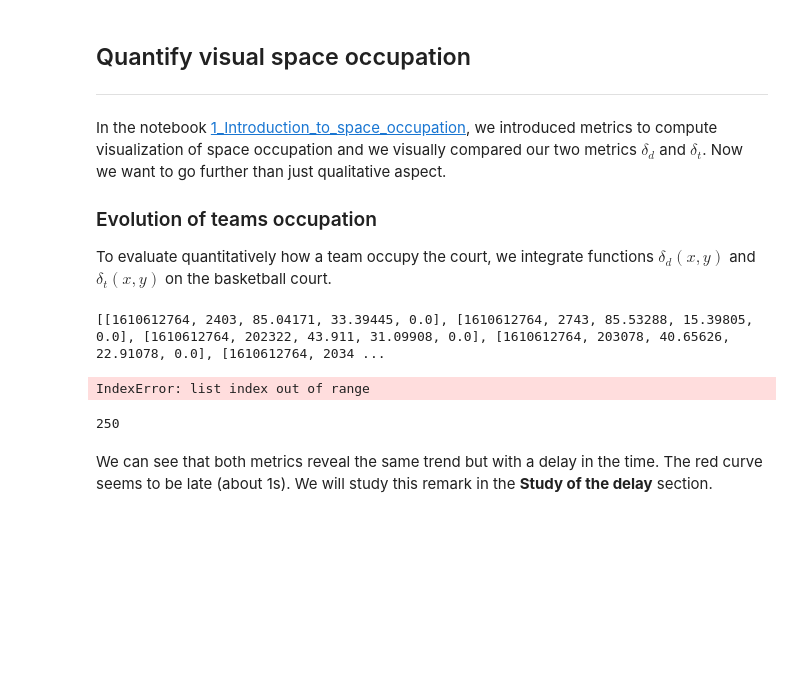
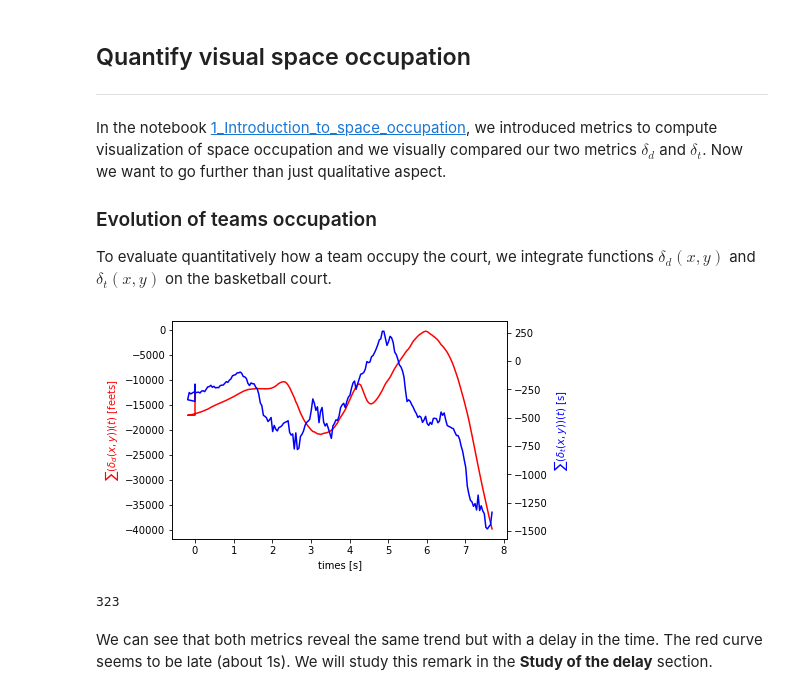
Before and after one commit to AmigoCap/MecaSportCo, a Jupyter notebook: 3_Comparison_of_ways_to_quantify_free_space.ipynb, the cells around one changed output. Cells and saved outputs as stored; diff of their text form; code cells hidden in the pictures; blank space fills up the shorter version.

```diff
--- a/3_Comparison_of_ways_to_quantify_free_space.ipynb
+++ b/3_Comparison_of_ways_to_quantify_free_space.ipynb
@@ -26,12 +26,6 @@ def teams_occupation(events,event_id,mom_id,n=50,p=94):
     moment=event['moments'][mom_id]
     moment1=moment
     moment2=event['moments'][mom_id+1]
-
-    if len(moment1[5])!=11:
-        print(moment1[5])
-
-    if len(moment2[5])!=11:
-        print(moment2[5])
 
     # separation of ball, team1 and team2 and calculation of the speed
     mom_infos=sp.players_ball_speed_position(moment1,moment2)
@@ -101,14 +95,21 @@ def court_evolution(events,event_id):
     list_DELTA_T=[0 for i in range(len(moments)-1)]
 
     for mom_id in range(len(moments)-1):
-        list_DELTA_D[mom_id]=teams_occupation(events,event_id,mom_id)
-        list_DELTA_T[mom_id]=teams_occupation_inertia(events,event_id,mom_id)
 
         dt=moments[mom_id][2]-moments[mom_id+1][2]
+
         if mom_id==0:
-            times[mom_id]=dt
+                times[mom_id]=dt
         else :
             times[mom_id]=times[mom_id-1]+dt
+
+        if sp.test_moment(moments[mom_id]) and sp.test_moment(moments[mom_id+1]):
+            list_DELTA_D[mom_id]=teams_occupation(events,event_id,mom_id)
+            list_DELTA_T[mom_id]=teams_occupation_inertia(events,event_id,mom_id)
+
+        else:
+            list_DELTA_D[mom_id]=list_DELTA_D[mom_id-1]
+            list_DELTA_T[mom_id]=list_DELTA_T[mom_id-1]
 
     fig, ax1 = plt.subplots()
 
@@ -123,16 +124,15 @@ def court_evolution(events,event_id):
     plt.show()
     plt.plot
 # %%
-court_evolution(events,25)
+court_evolution(events,50)
 # %% [output]
-[[1610612764, 2403, 85.04171, 33.39445, 0.0], [1610612764, 2743, 85.53288, 15.39805, 0.0], [1610612764, 202322, 43.911, 31.09908, 0.0], [1610612764, 203078, 40.65626, 22.91078, 0.0], [1610612764, 2034 ...
-IndexError: list index out of range
+[figure, added]
 # %%
-event=events[25]
+event=events[50]
 moments=event['moments']
 print(len(moments))
 # %% [output]
-250
+323
 # %% [markdown]
 We can see that both metrics reveal the same trend but with a delay in the time. The red curve seems to be late (about 1s). We will study this remark in the **Study of the delay** section.
 # %% [markdown]
```
Also changed, not shown: parts of 16 cells of this notebook, 10 other files.
